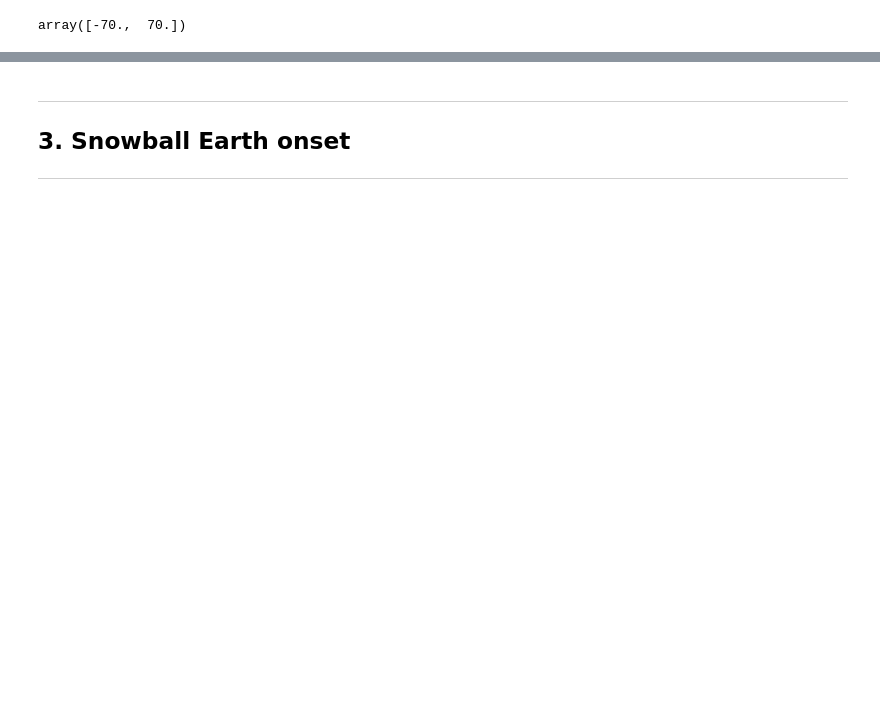
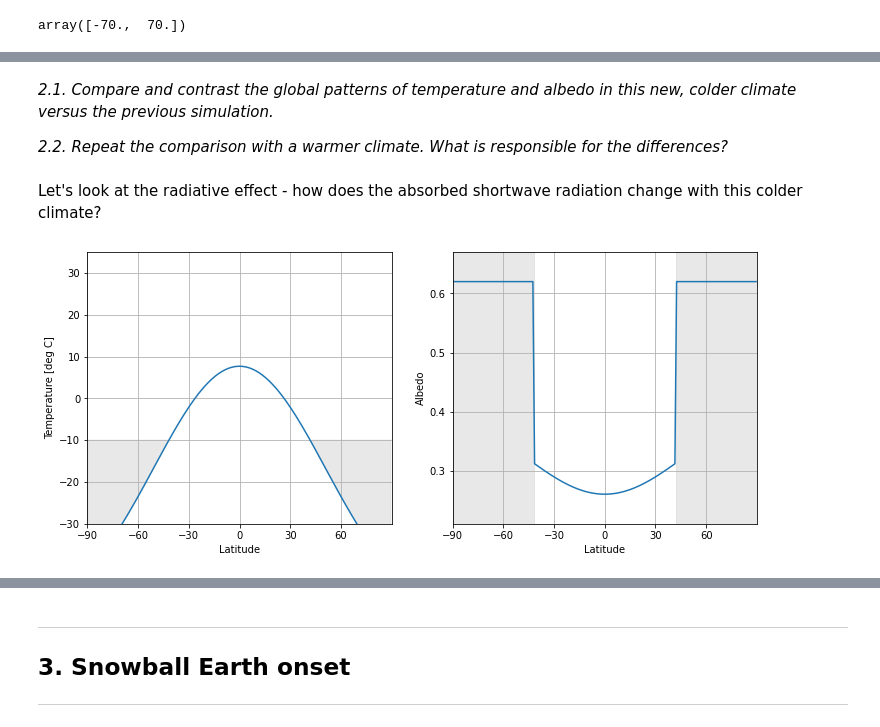
Before and after one commit to ehultee/snowball-demo, a Jupyter notebook: albedo_and_snowball.ipynb, the cells around one changed output, grey strips where cells are left out. Cells and saved outputs as stored; diff of their text form; code cells hidden in the pictures; blank space fills up the shorter version.

```diff
--- a/albedo_and_snowball.ipynb
+++ b/albedo_and_snowball.ipynb
@@ -148,0 +155,13 @@ Untitled: <class 'climlab.model.ebm.EBM_annual'>
+# %% [markdown]
+*2.1. Compare and contrast the global patterns of temperature and albedo in this new, colder climate versus the previous simulation.*
+
+*2.2. Repeat the comparison with a warmer climate.  What is responsible for the differences?*
+# %% [markdown]
+Let's look at the radiative effect - how does the absorbed shortwave radiation change with this colder climate?
+# %%
+m2 = climlab.process_like(model1)
+m2.Ts -= 20.
+m2.compute_diagnostics()
+f3 = clsn.state_plot(m2)
+# %% [output]
+[figure, added]
```
Also changed, not shown: parts of 17 cells of this notebook.
